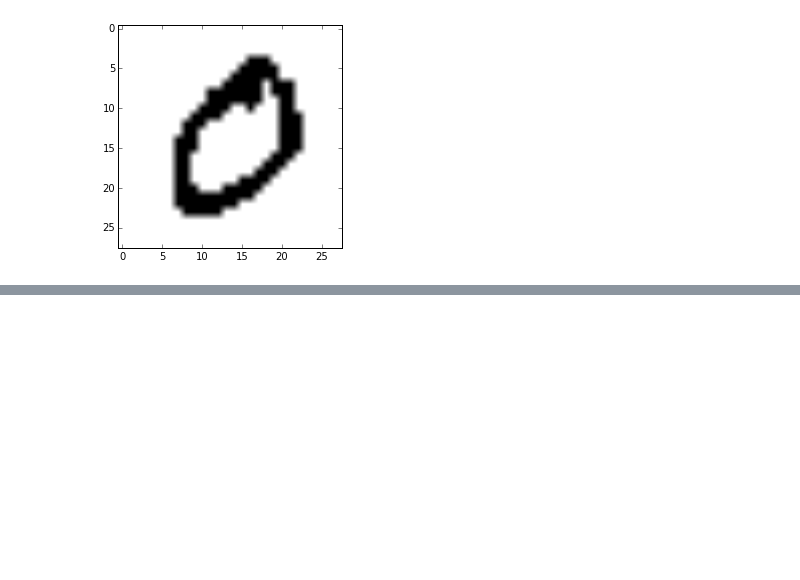
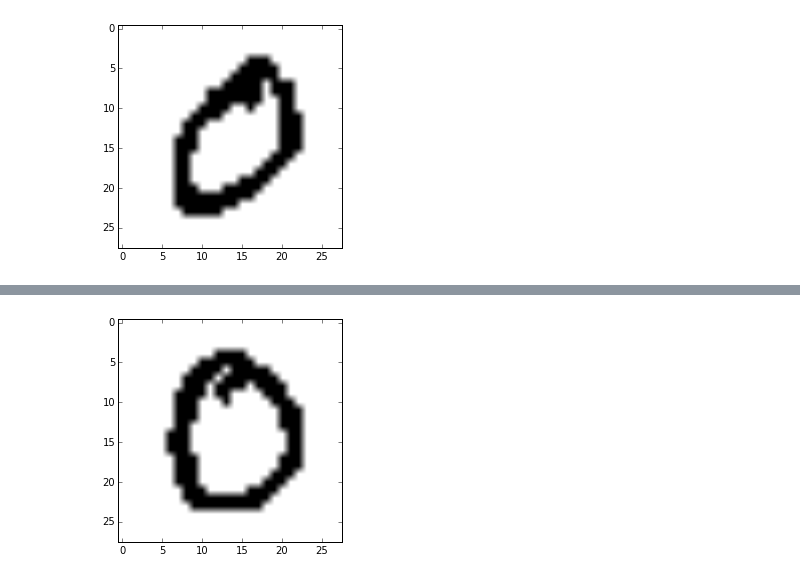
Before and after one commit to huihuifan/RBM-CS51, a Jupyter notebook: RBM_MNIST.ipynb, the cells around one changed output, grey strips where cells are left out. Drawn from its saved outputs; the diff is of its cells as text; code cells hidden in the pictures; blank space fills up the shorter version.

```diff
--- a/RBM_MNIST.ipynb
+++ b/RBM_MNIST.ipynb
@@ -176,0 +183,5 @@ ValueError: shapes (70000,784) and (785,4) not aligned: 784 (dim 1) != 785 (dim
+# %%
+plt.imshow(data_array[11].reshape(28,28), cmap = 'Greys')
+plt.show()
+# %% [output]
+[figure, added]
```
Also changed, not shown: parts of 3 cells of this notebook.
